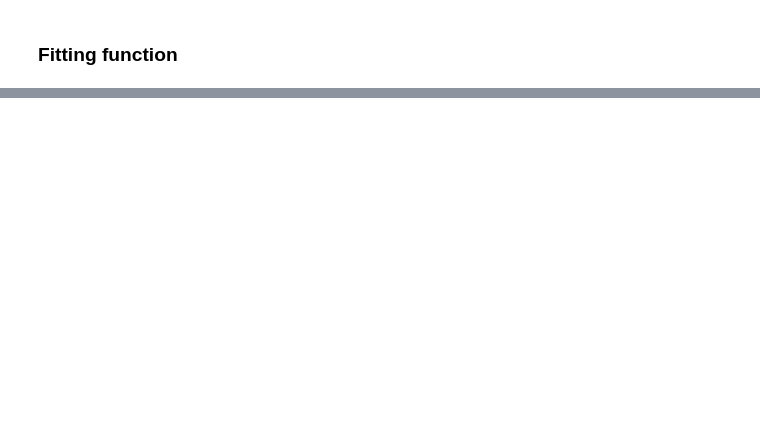
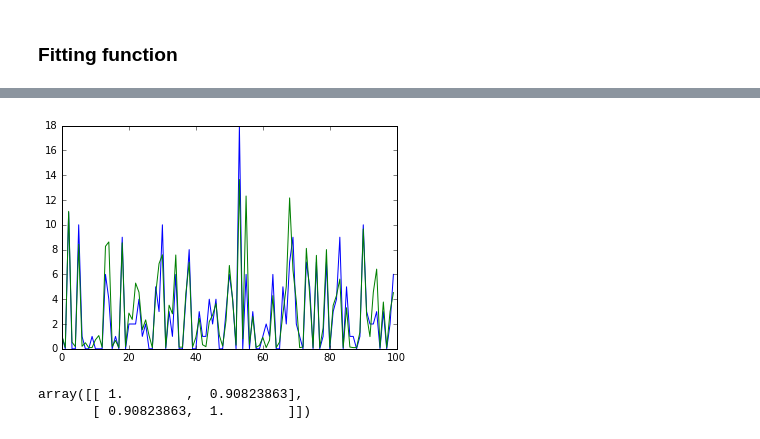
Before and after one commit to glm-tools/pyglmnet, a Jupyter notebook: theano_glmnet.ipynb, the cells around one changed output, grey strips where cells are left out. Saved outputs shown, nothing was run; the diff lists cells and outputs as text; code cells hidden in the pictures; blank space fills up the shorter version.

```diff
--- a/theano_glmnet.ipynb
+++ b/theano_glmnet.ipynb
@@ -26,11 +28,15 @@ $$\lambda_i = q(\beta_0 + \beta^T x_i) = \log(1 + \exp(\beta_0 + \beta^T x_i))$$
 # %%
 # Let's define the conditional intensity function
 def qu(z):
-    return np.log(1+np.finfo(float).eps+np.exp(z))
+    #eps = np.finfo(float).eps
+    eps = 0.1
+    return np.log(1+eps+np.exp(z))
 
 def lmb(beta0, beta, x):
+    #eps = np.finfo(float).eps
+    eps = 0.1
     z = beta0 + np.dot(x, beta)
-    return np.log(1+np.finfo(float).eps+np.exp(z))
+    return np.log(1+eps+np.exp(z))
 # %% [markdown]
 ### Log-likelihood
 The likelihood of observing the spike count $y_i$ under the Poisson likelihood function with inhomogeneous rate $\lambda_i$ is given by:
@@ -325,0 +545,13 @@ def glmnet(x, y, params):
+# %%
+yhat = lmb(fit[0]['beta0'], fit[0]['beta'], zscore(x))
+plt.plot(y[:100])
+plt.hold(True)
+plt.plot(yhat[:100])
+plt.show()
+# %% [output]
+[figure, added]
+# %%
+np.corrcoef(np.transpose(y), np.transpose(yhat))
+# %% [output]
+array([[ 1.        ,  0.90823863],
+       [ 0.90823863,  1.        ]])
```
Also changed, not shown: parts of 24 cells of this notebook.
